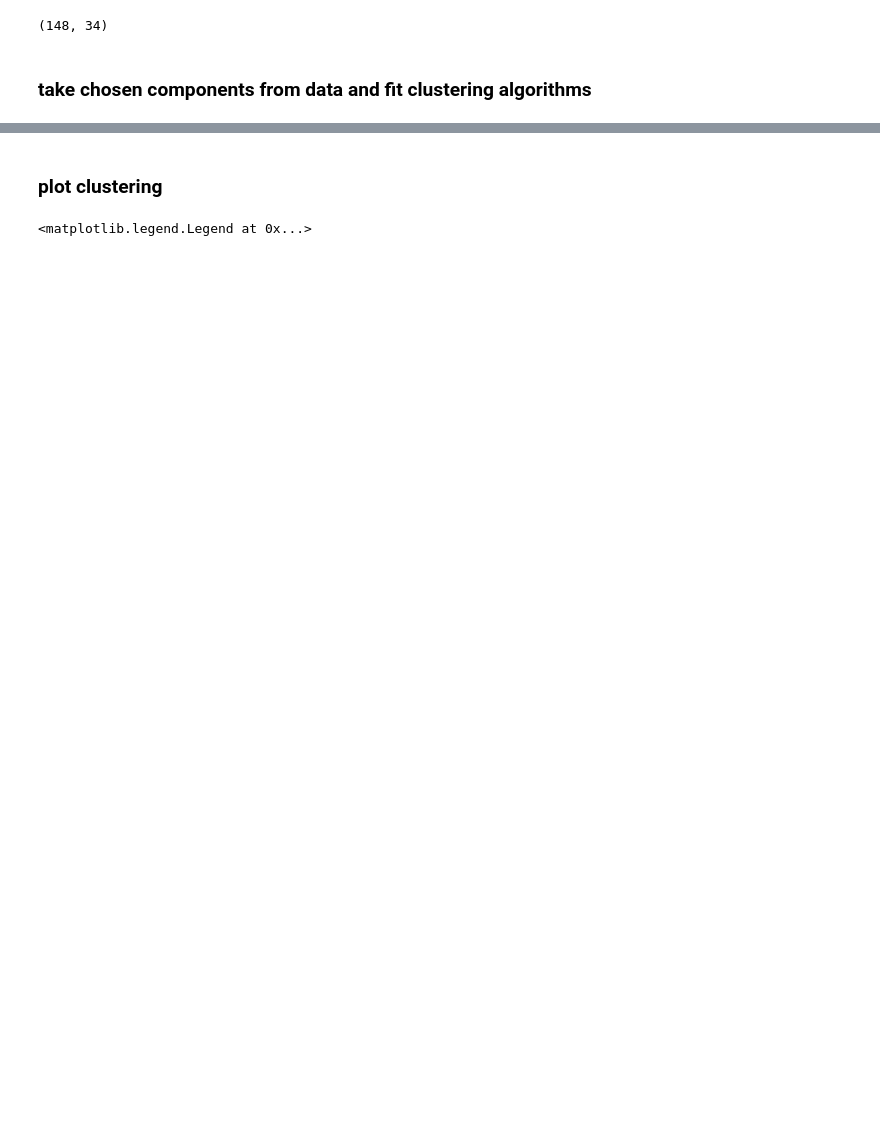
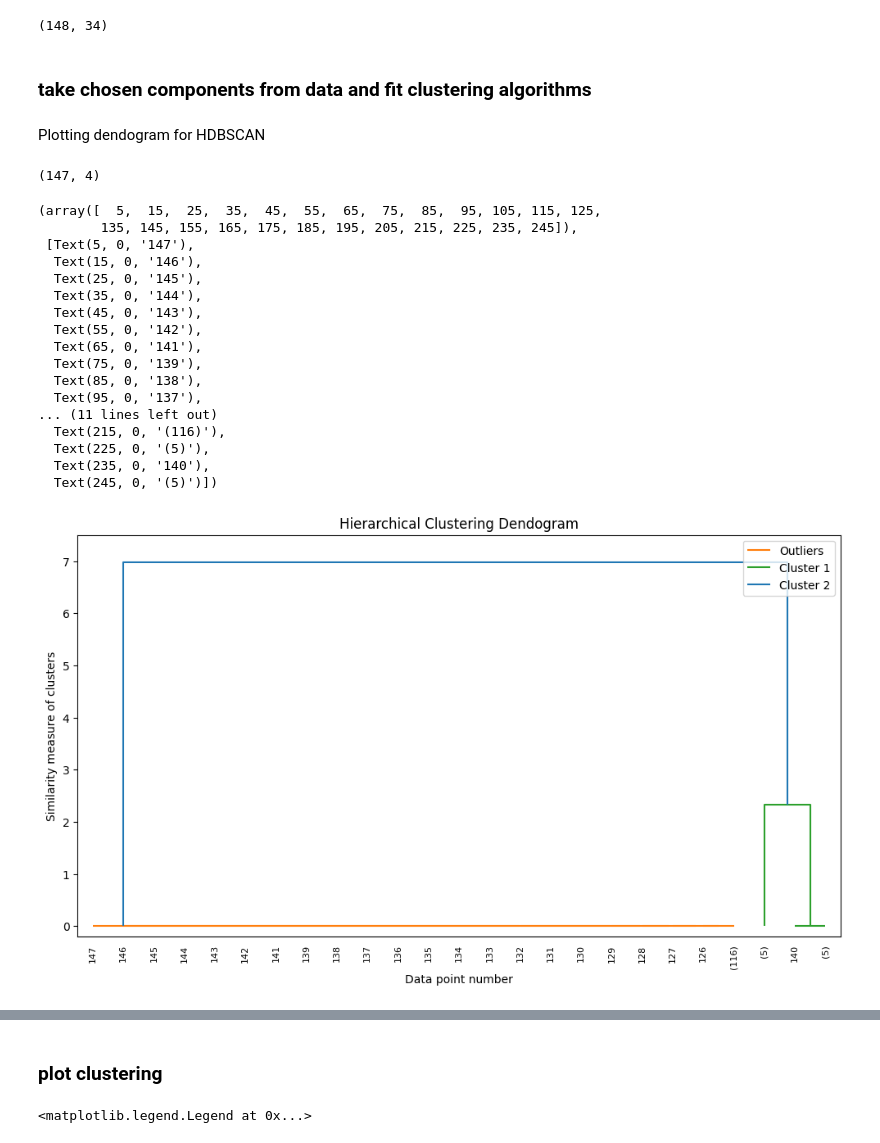
Before and after one commit to cdhvilsted/Bachelor_project_2024, a Jupyter notebook: cross_val_pipeline_individual.ipynb, the cells around one changed output, grey strips where cells are left out. Drawn from its saved outputs; the diff is of its cells as text; code cells hidden in the pictures; blank space fills up the shorter version.

```diff
--- a/cross_val_pipeline_individual.ipynb
+++ b/cross_val_pipeline_individual.ipynb
@@ -365,3 +312,47 @@ dy_pred = dclustering.labels_
 
 oclustering = OPTICS(min_samples=min_size).fit(X_pca_chosen)
 oy_pred = oclustering.labels_
+# %% [markdown]
+Plotting dendogram for HDBSCAN
+# %%
+import scipy.cluster.hierarchy as spc
+#import hdbscan
+#clust = hdbscan.HDBSCAN(min_cluster_size=5).fit(X_pca_chosen)
+df = pd.DataFrame(hy_pred)
+
+#pdist = spc.distance.pdist(df)
+linkage = spc.linkage(df, method='ward', metric='euclidean')
+idx = spc.fcluster(linkage, t=3, criterion='maxclust')
+# %%
+linkage.shape
+# %% [output]
+(147, 4)
+# %%
+fig = plt.figure(figsize=(10, 6))
+plt.title('Hierarchical Clustering Dendogram')
+dn = spc.dendrogram(linkage, leaf_font_size=8, truncate_mode='lastp', p=25)
+plt.legend(['Outliers', 'Cluster 1', 'Cluster 2'])
+plt.xlabel('Data point number')
+plt.ylabel('Similarity measure of clusters')
+plt.ylim(-0.2,7.5)
+plt.tight_layout()
+plt.xticks(rotation=90)
+# %% [output]
+(array([  5,  15,  25,  35,  45,  55,  65,  75,  85,  95, 105, 115, 125,
+        135, 145, 155, 165, 175, 185, 195, 205, 215, 225, 235, 245]),
+ [Text(5, 0, '147'),
+  Text(15, 0, '146'),
+  Text(25, 0, '145'),
+  Text(35, 0, '144'),
+  Text(45, 0, '143'),
+  Text(55, 0, '142'),
+  Text(65, 0, '141'),
+  Text(75, 0, '139'),
+  Text(85, 0, '138'),
+  Text(95, 0, '137'),
+... (11 lines left out)
+  Text(215, 0, '(116)'),
+  Text(225, 0, '(5)'),
+  Text(235, 0, '140'),
+  Text(245, 0, '(5)')])
+[figure, added]
```
Also changed, not shown: parts of 24 cells of this notebook, 1 other file.
